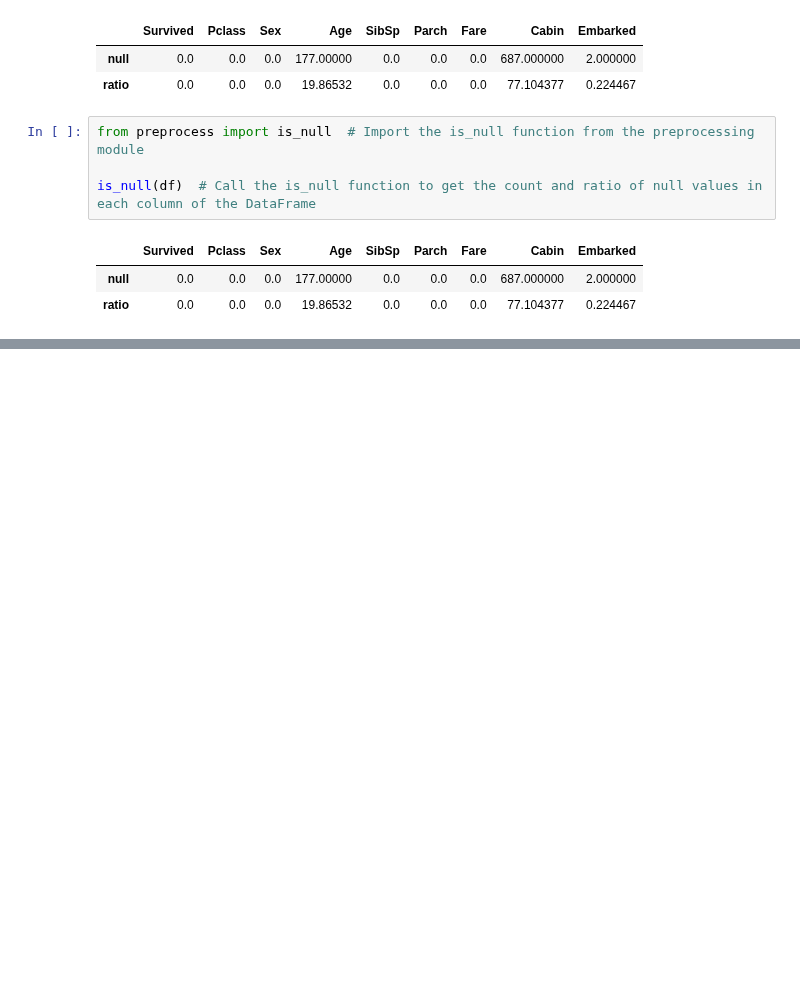
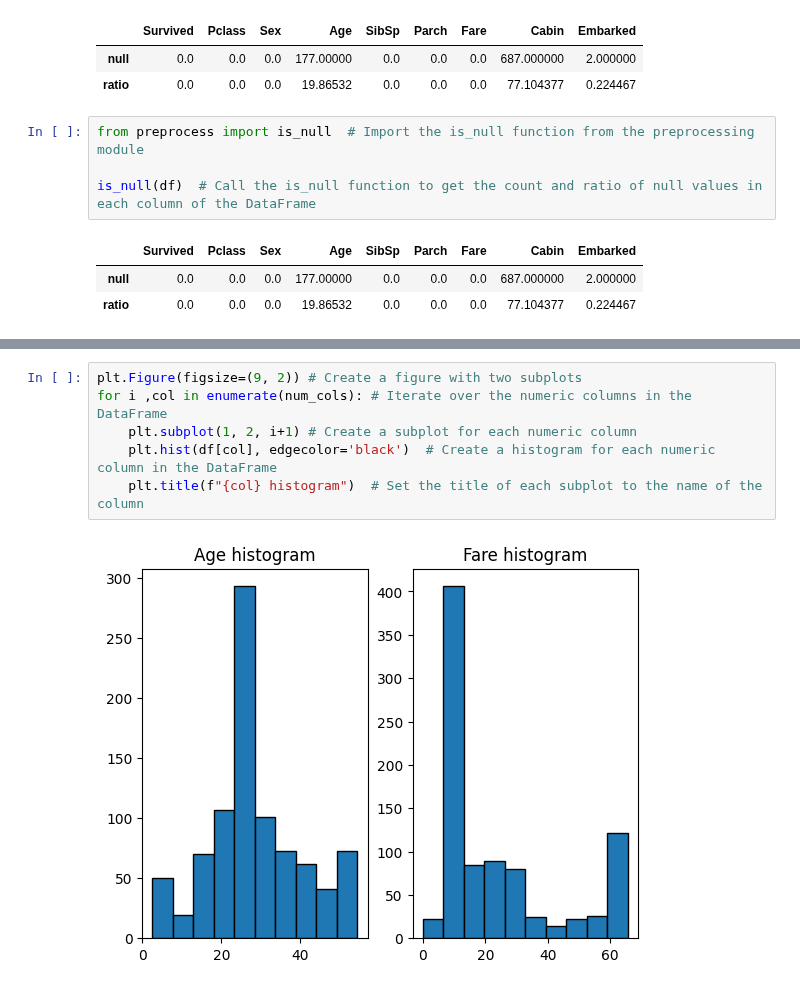
Before and after one commit to MohamedGamal-Ahmed/Ai_Amit_Diploma, a Jupyter notebook: Amit_82.ipynb, the cells around one changed output, grey strips where cells are left out. Drawn from its saved outputs; the diff is of its cells as text; blank space fills up the shorter version.

```diff
--- a/Amit_82.ipynb
+++ b/Amit_82.ipynb
@@ -840,0 +942,8 @@ is_null(df)  # Call the is_null function to get the count and ratio of null valu
+# %%
+plt.Figure(figsize=(9, 2)) # Create a figure with two subplots
+for i ,col in enumerate(num_cols): # Iterate over the numeric columns in the DataFrame
+    plt.subplot(1, 2, i+1) # Create a subplot for each numeric column
+    plt.hist(df[col], edgecolor='black')  # Create a histogram for each numeric column in the DataFrame
+    plt.title(f"{col} histogram")  # Set the title of each subplot to the name of the column
+# %% [output]
+[figure, added]
```
Also changed, not shown: parts of 42 cells of this notebook, 8 other files.
